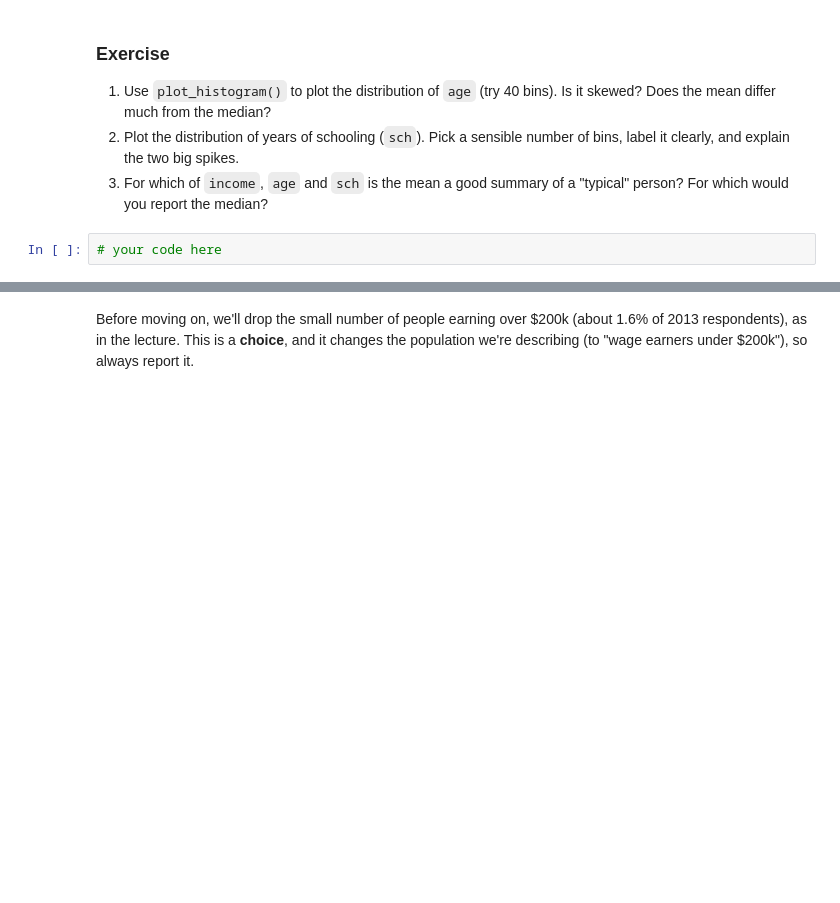
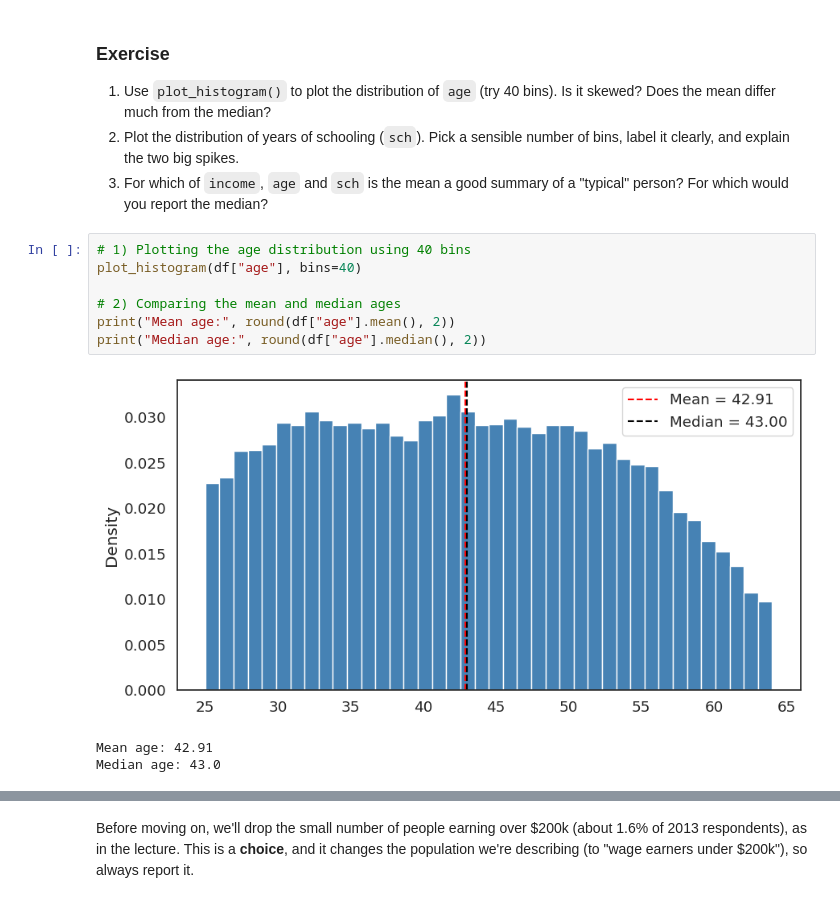
Before and after one commit to dhimasanindito/BASC0005, a Jupyter notebook: notebooks/W05. Distributions and Basic Statistics.ipynb, the cells around one changed output, grey strips where cells are left out. Drawn from its saved outputs; the diff is of its cells as text; blank space fills up the shorter version.

```diff
--- a/notebooks/W05. Distributions and Basic Statistics.ipynb
+++ b/notebooks/W05. Distributions and Basic Statistics.ipynb
@@ -296,5 +296,14 @@ plt.legend(); plt.show()
 2. Plot the distribution of years of schooling (`sch`). Pick a sensible number of bins, label it clearly, and explain the two big spikes.
 3. For which of `income`, `age` and `sch` is the mean a good summary of a "typical" person? For which would you report the median?
 # %%
-# your code here
+# 1) Plotting the age distribution using 40 bins
+plot_histogram(df["age"], bins=40)
+
+# 2) Comparing the mean and median ages
+print("Mean age:", round(df["age"].mean(), 2))
+print("Median age:", round(df["age"].median(), 2))
+# %% [output]
+[figure, added]
+Mean age: 42.91
+Median age: 43.0
 # %%
```
Also changed, not shown: parts of 17 cells of this notebook.
